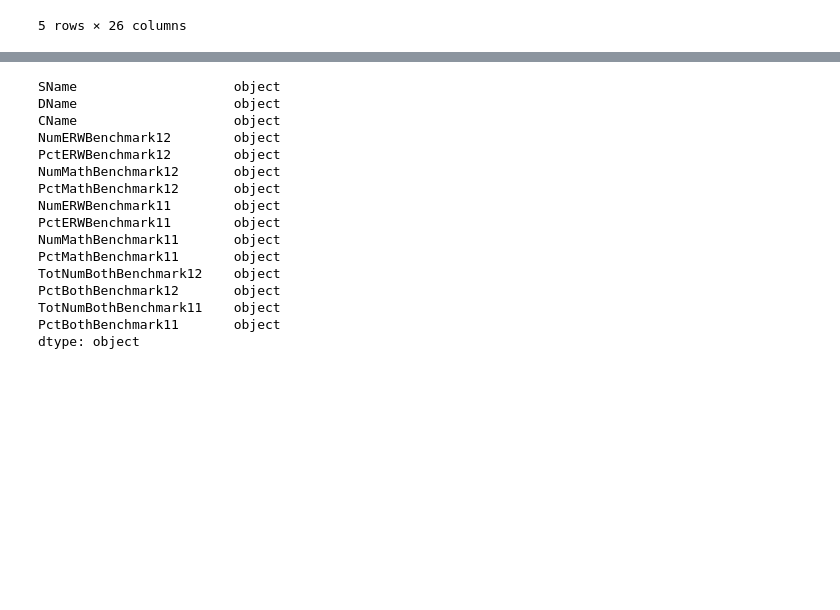
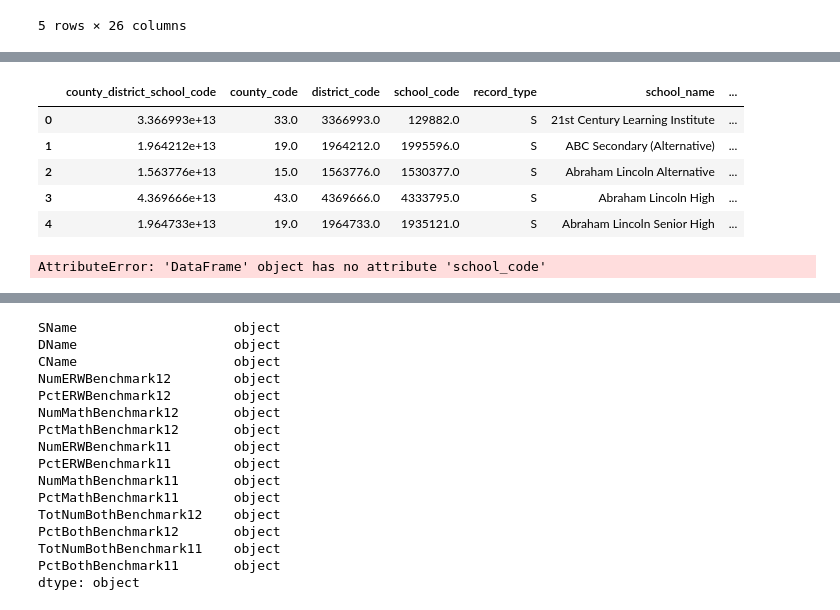
Before and after one commit to vivekbavda/Projects, a Jupyter notebook: code/starter-code.ipynb, the cells around one changed output, grey strips where cells are left out. Drawn from its saved outputs; the diff is of its cells as text; code cells hidden in the pictures; blank space fills up the shorter version.

Commit message:
calling it a night added unique values checks

```diff
--- a/code/starter-code.ipynb
+++ b/code/starter-code.ipynb
@@ -154,3 +147,6 @@ ca_act_2019 = pd.read_csv('../data/act_2019_ca.csv')
+# %%
+dfa = pd.read_csv(ca_act_2019)
+dfs = pd.read_csv(ca_sat_2019)
 # %% [markdown]
 ## Data Import and Cleaning
 # %% [markdown]
@@ -246,0 +306,53 @@ dtype: object
+# %%
+# Change the column names using the `.rename()` function for ACT.
+
+arename_map = {'CDS': 'county_district_school_code','CCode': 'county_code', 'CDCode': 'district_code','SCode':'school_code ','RType': 'record_type', 'SName': 'school_name ','DName': 'district_name', 'CName': 'county_name','Enroll12': '12th_grade_enrollment ', 'NumTstTakr': 'test_taker_count','AvgScrRead':'average_reading_score', 'AvgScrEng':'average_english_score', 'AvgScrMath':'average_math_score', 'AvgScrSci':'average_science_score', 'NumGE21':'number_of_composite_results_21andup', 'PctGE21':'percent_of_composite_results_21andup', 'Year':'year','Unnamed: 17':'unnamed_17'}
+# Original column: renamed column
+
+#dfa = pd.read_csv(ca_act_2019)
+
+dfa.rename(columns = arename_map, inplace = True)
+dfa.head()
+# %% [output]
+|  | county_district_school_code | county_code | district_code | school_code | record_type | school_name | ... |
+| 0 | 3.366993e+13 | 33.0 | 3366993.0 | 129882.0 | S | 21st Century Learning Institute | ... |
+| 1 | 1.964212e+13 | 19.0 | 1964212.0 | 1995596.0 | S | ABC Secondary (Alternative) | ... |
+| 2 | 1.563776e+13 | 15.0 | 1563776.0 | 1530377.0 | S | Abraham Lincoln Alternative | ... |
+| 3 | 4.369666e+13 | 43.0 | 4369666.0 | 4333795.0 | S | Abraham Lincoln High | ... |
+| 4 | 1.964733e+13 | 19.0 | 1964733.0 | 1935121.0 | S | Abraham Lincoln Senior High | ... |
+# %%
+#dfs.county_district_school_code.unique()
+#coded numbers-not needed
+
+#dfs.county_code.unique()
+#there is a NaN and other numbers appear to correpsond to the code above. There appear to be county listed\
+#records as well as by school to show multple aggregates
+
+#dfs.district_code.unique()
+#there is a Nan and there appear to be unique numbers otherwise
+
+dfs.school_code.unique()
+#dfs.record_type.unique()
+#dfs.school_name.unique()
+#dfs.district_name.unique()
+#dfs.county_name.unique()
+#dfs.12th_grade_enrollment.unique()
+#dfs.test_taker_count_12thgrade.unique()
+#dfs.number_that_passed_reading_writing_standard_12thgrade.unique()
+#dfs.percent_that_passed_reading_writing_standard_12thgrade.unique()
+#dfs.number_that_passedorabove_math_standard_12thgrade.unique()
+#dfs.percent_that_passedorabove_math_standard_12thgrade.unique()
+#dfs.number_that_passed_both_12thgrade.unique()
+#dfs.percent_that_passed_both_12thgrade.unique()
+#dfs.11th_grade_enrollment.unique()
+#dfs.test_taker_count_11thgrade.unique()
+#dfs.number_that_passed_math_standard_11thgrade.unique()
+#dfs.percent_that_passed_reading_writing_standard_11thgrade.unique()
+#dfs.number_that_passedorabove_math.unique()
+#dfs.percent_that_passedorabove_math_standard_11thgrade.unique()
+#dfs.number_that_passed_both_11thgrade.unique()
+#dfs.percent_that_passed_both_11thgrade.unique()
+#dfs.year.unique()
+#dfs.unnamed_25.unique()
+# %% [output]
+AttributeError: 'DataFrame' object has no attribute 'school_code'
```
Also changed, not shown: parts of 18 cells of this notebook.
